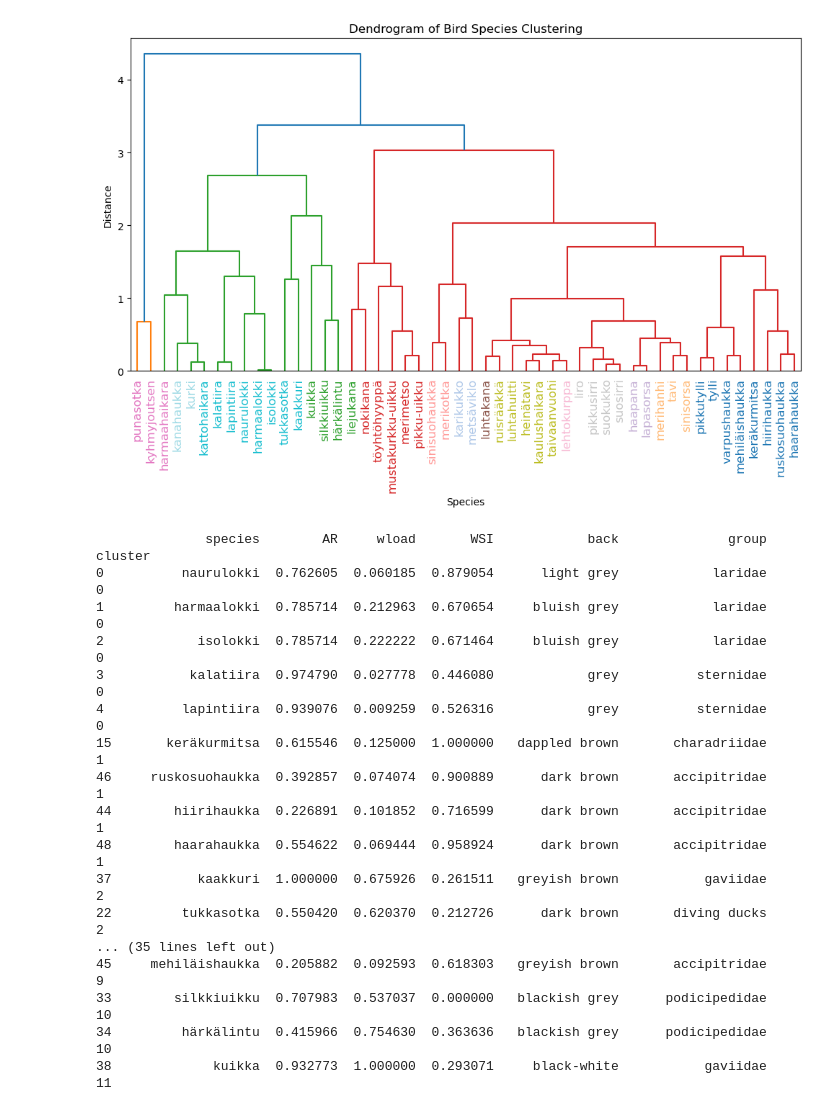
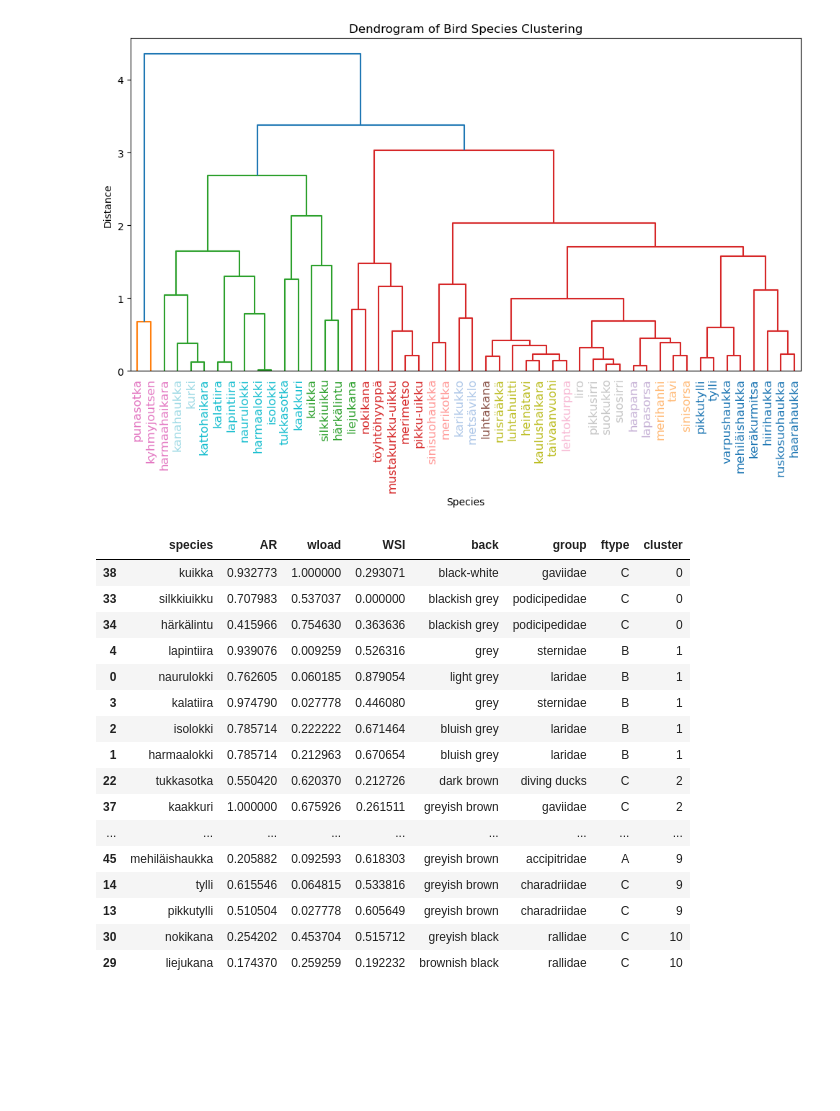
Before and after one commit to ancuongnguyen07/CS-E4650, a Jupyter notebook: hw2/code/solution.ipynb, the cells around one changed output. Saved outputs shown, nothing was run; the diff lists cells and outputs as text; code cells hidden in the pictures; blank space fills up the shorter version.

Commit message:
[hw2] filtering parameter sets which do not generate singleton clusters
As NMI deal with singleton clusters poorly, which is misleading, we
need to remove paramet sets generating singleton clusters

```diff
--- a/hw2/code/solution.ipynb
+++ b/hw2/code/solution.ipynb
@@ -126,8 +137,12 @@ def pairwise_numerical_distance(num_features_data: pd.DataFrame) -> np.ndarray:
 
 
 def std_pairwise_distance(dist_mat: np.ndarray) -> float:
+    '''
+    Return the standard deviation of the given pairwise distance matrix
+    '''
     temp_mat = dist_mat
     if dist_mat.shape[0] == dist_mat.shape[1]:
+        # extract the indices of upper triangle
         upper_tria_indices = np.triu_indices_from(dist_mat, k=1)
         temp_mat = dist_mat[upper_tria_indices]
     return np.std(temp_mat, ddof=1)
@@ -205,6 +222,9 @@ def main_color_rgb_dist(main_color1: str, main_color2: str) -> float:
 
 
 def levenshtein_dist(str1: str, str2: str) -> float:
+    '''
+    Return Levenshtein distance between two given strings
+    '''
     if len(str1) + len(str2) == 0:
         return 0
     # normalized by the maximum string length
@@ -213,7 +233,13 @@ def levenshtein_dist(str1: str, str2: str) -> float:
 
 def color_dist(color1: str, color2: str) -> float:
     '''
-    Return the combination of normalized distances of two given colors
+    Return color distance between the two given color strings.
+    This custom color distance includes two components: modifier
+    distance and main color distance, where each component has its
+    own weight.
+
+    D = modifier_weight * modifier_distance + main_color_weight * main_color_distance,
+    modifier_weight + main_color_weight = 1
     '''
     modifier1, main_color1 = color_extraction(color1)
     modifier2, main_color2 = color_extraction(color2)
@@ -340,19 +367,18 @@ print(feature_combinations)
 # %% [output]
 [('AR', 'back'), ('AR', 'belly'), ('wload', 'back'), ('wload', 'belly'), ('BMI', 'back'), ('BMI', 'belly'), ('WSI', 'back'), ('WSI', 'belly'), ('AR', 'wload', 'back'), ('AR', 'wload', 'belly'), ('AR', ...
 # %%
-
-
 # paramater tuning
 n_clusters_range = range(5,13)
 # 'ward' linkage cannot be used if metric='precomputed'
 linkages = ['complete', 'average', 'single']
 results = []
 
-true_labels = data['group']
+true_labels = data['group'] # label of biological groups
 true_labels_enc = le.fit_transform(true_labels)
 
 
 for feat_comb in feature_combinations:
+    # loop different combinations of features
     local_num_feats = [feat for feat in feat_comb if feat in num_features]
     local_color_feats = [feat for feat in feat_comb if feat in color_features]
     local_num_data = data[local_num_feats]
@@ -372,16 +398,24 @@ for feat_comb in feature_combinations:
                                                l)
 
     for linkage in linkages:
+        # loop through different linkages
         for n_clusters in n_clusters_range:
+            # loop through different number of clusters
             clustering = AgglomerativeClustering(n_clusters=n_clusters, linkage=linkage, metric='precomputed')
 
             predicted_labels = clustering.fit_predict(local_pairwise_mixed_dists)
+            labels_count = np.bincount(predicted_labels)
+            if 1 in labels_count:
+                # if there is a singleton cluster, skip this parameter set
+                # as the NMI deals poorly with singleton clusters.
+                continue
+
             nmi = normalized_mutual_info_score(true_labels_enc, predicted_labels)
+
 
             results.append((local_num_feats, local_color_feats, n_clusters, linkage, nmi))
 
 results_df = pd.DataFrame(results, columns=['numerical_features', 'color_features', 'n_clusters', 'linkage', 'NMI'])
-print(results_df)
 
 # Find the best configuration based on NMI
 best_config = results_df.loc[results_df['NMI'].idxmax()]
@@ -425,10 +468,11 @@ best_pairwise_mixed_dists = pairwise_mixed_distance(best_pairwise_num_dists,
                                             best_std_pairwise_color_dists,
                                             l)
 
-print('Pairwise mixed distance matrix')
+print('Best pairwise mixed distance matrix')
 print(best_pairwise_mixed_dists)
 
-best_clustering = AgglomerativeClustering(n_clusters=int(best_config['n_clusters']), linkage=best_config['linkage'], metric='precomputed')
+best_clustering = AgglomerativeClustering(n_clusters=best_config['n_clusters'], linkage=best_config['linkage'], metric='precomputed')
 best_labels = best_clustering.fit_predict(best_pairwise_mixed_dists)
+# Add the predicted labels into new column 'cluster'
 data['cluster'] = best_labels
 # %% [output]
@@ -486,26 +530,26 @@ plt.show()
 [figure]
 # %%
 pd.set_option('display.max_colwidth', None)  # No limit on the width of columns
-# pd.set_option('display.width', 1000)  # Set a large width for the display
+pd.set_option('display.width', 1000)  # Set a large width for the display
 
 # inspect the correlation between the cluster labels and biology groups
-cluster_data = data.sort_values(by='cluster')
-print(cluster_data[['species'] + best_num_features + best_color_features + ['group', 'cluster']])
+taken_account_features = ['species'] + best_num_features + best_color_features + ['group', 'ftype','cluster']
+data[taken_account_features].sort_values(by='cluster')
 # %% [output]
-              species        AR     wload       WSI            back              group  cluster
-0          naurulokki  0.762605  0.060185  0.879054      light grey            laridae        0
-1         harmaalokki  0.785714  0.212963  0.670654     bluish grey            laridae        0
-2            isolokki  0.785714  0.222222  0.671464     bluish grey            laridae        0
-3           kalatiira  0.974790  0.027778  0.446080            grey          sternidae        0
-4          lapintiira  0.939076  0.009259  0.526316            grey          sternidae        0
-15       keräkurmitsa  0.615546  0.125000  1.000000   dappled brown       charadriidae        1
-46     ruskosuohaukka  0.392857  0.074074  0.900889      dark brown       accipitridae        1
-44        hiirihaukka  0.226891  0.101852  0.716599      dark brown       accipitridae        1
-48        haarahaukka  0.554622  0.069444  0.958924      dark brown       accipitridae        1
-37           kaakkuri  1.000000  0.675926  0.261511   greyish brown           gaviidae        2
-22         tukkasotka  0.550420  0.620370  0.212726      dark brown       diving ducks        2
-... (35 lines left out)
-45     mehiläishaukka  0.205882  0.092593  0.618303   greyish brown       accipitridae        9
-33        silkkiuikku  0.707983  0.537037  0.000000   blackish grey      podicipedidae       10
-34         härkälintu  0.415966  0.754630  0.363636   blackish grey      podicipedidae       10
-38             kuikka  0.932773  1.000000  0.293071     black-white           gaviidae       11
+|  | species | AR | wload | WSI | back | group | ftype | cluster |
+| 38 | kuikka | 0.932773 | 1.000000 | 0.293071 | black-white | gaviidae | C | 0 |
+| 33 | silkkiuikku | 0.707983 | 0.537037 | 0.000000 | blackish grey | podicipedidae | C | 0 |
+| 34 | härkälintu | 0.415966 | 0.754630 | 0.363636 | blackish grey | podicipedidae | C | 0 |
+| 4 | lapintiira | 0.939076 | 0.009259 | 0.526316 | grey | sternidae | B | 1 |
+| 0 | naurulokki | 0.762605 | 0.060185 | 0.879054 | light grey | laridae | B | 1 |
+| 3 | kalatiira | 0.974790 | 0.027778 | 0.446080 | grey | sternidae | B | 1 |
+| 2 | isolokki | 0.785714 | 0.222222 | 0.671464 | bluish grey | laridae | B | 1 |
+| 1 | harmaalokki | 0.785714 | 0.212963 | 0.670654 | bluish grey | laridae | B | 1 |
+| 22 | tukkasotka | 0.550420 | 0.620370 | 0.212726 | dark brown | diving ducks | C | 2 |
+| 37 | kaakkuri | 1.000000 | 0.675926 | 0.261511 | greyish brown | gaviidae | C | 2 |
+| ... | ... | ... | ... | ... | ... | ... | ... | ... |
+| 45 | mehiläishaukka | 0.205882 | 0.092593 | 0.618303 | greyish brown | accipitridae | A | 9 |
+| 14 | tylli | 0.615546 | 0.064815 | 0.533816 | greyish brown | charadriidae | C | 9 |
+| 13 | pikkutylli | 0.510504 | 0.027778 | 0.605649 | greyish brown | charadriidae | C | 9 |
+| 30 | nokikana | 0.254202 | 0.453704 | 0.515712 | greyish black | rallidae | C | 10 |
+| 29 | liejukana | 0.174370 | 0.259259 | 0.192232 | brownish black | rallidae | C | 10 |
```
Also changed, not shown: parts of 10 cells of this notebook.
